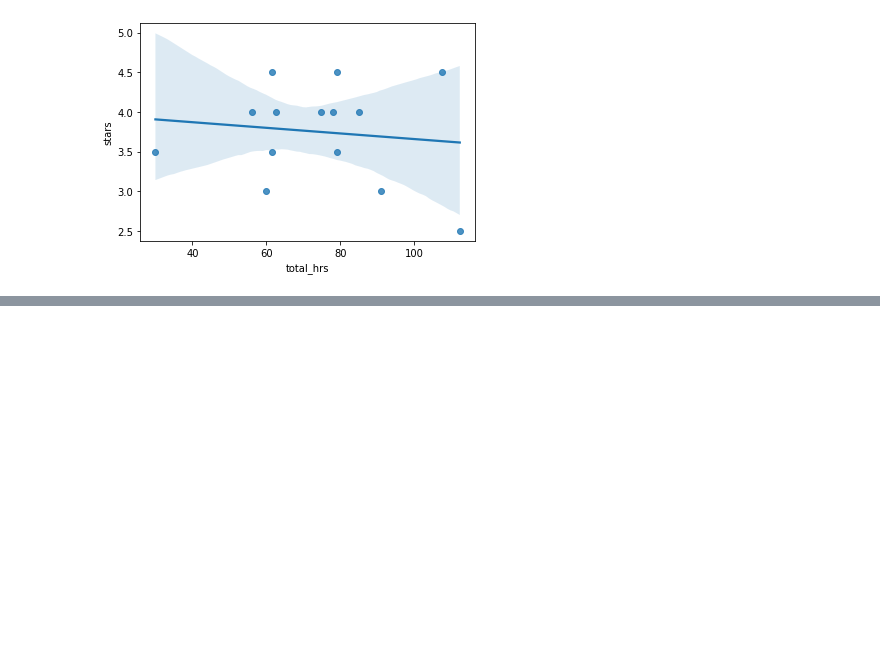
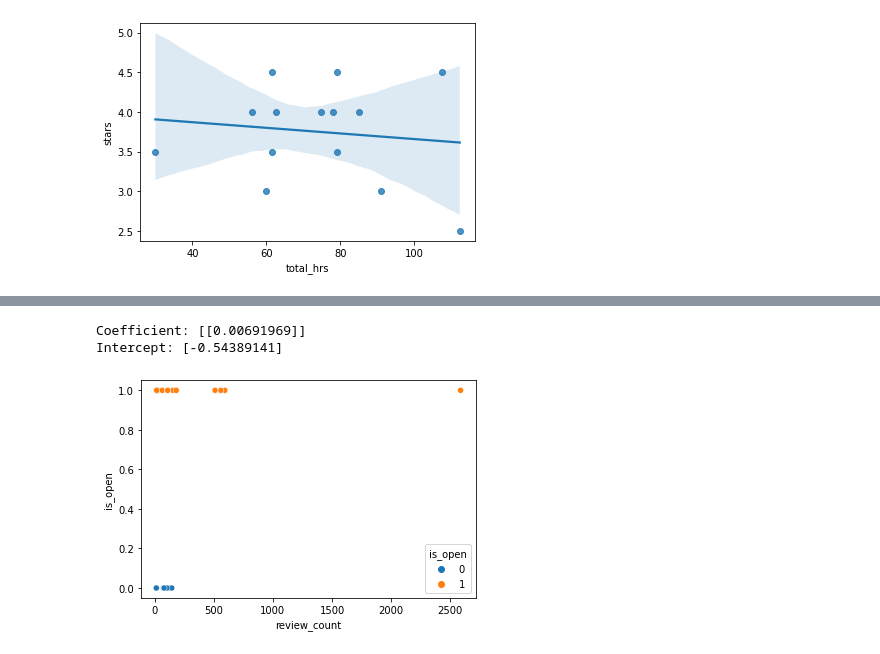
Before and after one commit to rohuihu/info-2950, a Jupyter notebook: yelp_dataset.ipynb, the cells around one changed output, grey strips where cells are left out. Cells and saved outputs as stored; diff of their text form; code cells hidden in the pictures; blank space fills up the shorter version.

Commit message:
Logistic regression on is_open vs review_count

```diff
--- a/yelp_dataset.ipynb
+++ b/yelp_dataset.ipynb
@@ -295,0 +321,4 @@ Findings:
+# %%
+is_open_review = two_ave[["is_open", "review_count"]]
+print(len(is_open_review))
+is_open_review
@@ -295,0 +344,12 @@ Findings:
+# %%
+x = np.array(is_open_review["review_count"]).reshape(-1, 1)
+y = np.array(is_open_review["is_open"])
+sns.scatterplot(data=is_open_review, x="review_count", y="is_open", hue="is_open")
+reg = LogisticRegression()
+reg.fit(x, y)
+print("Coefficient: " + str(reg.coef_))
+print("Intercept: " + str(reg.intercept_))
+# %% [output]
+Coefficient: [[0.00691969]]
+Intercept: [-0.54389141]
+[figure, added]
```
Also changed, not shown: parts of 8 cells of this notebook.
